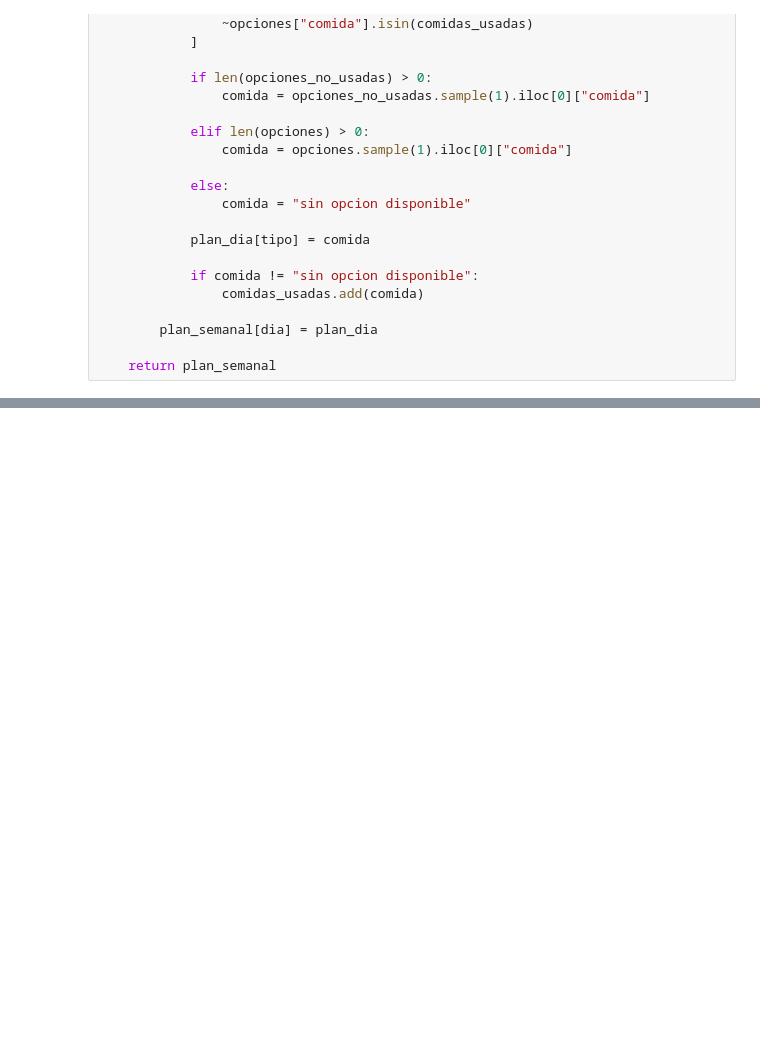
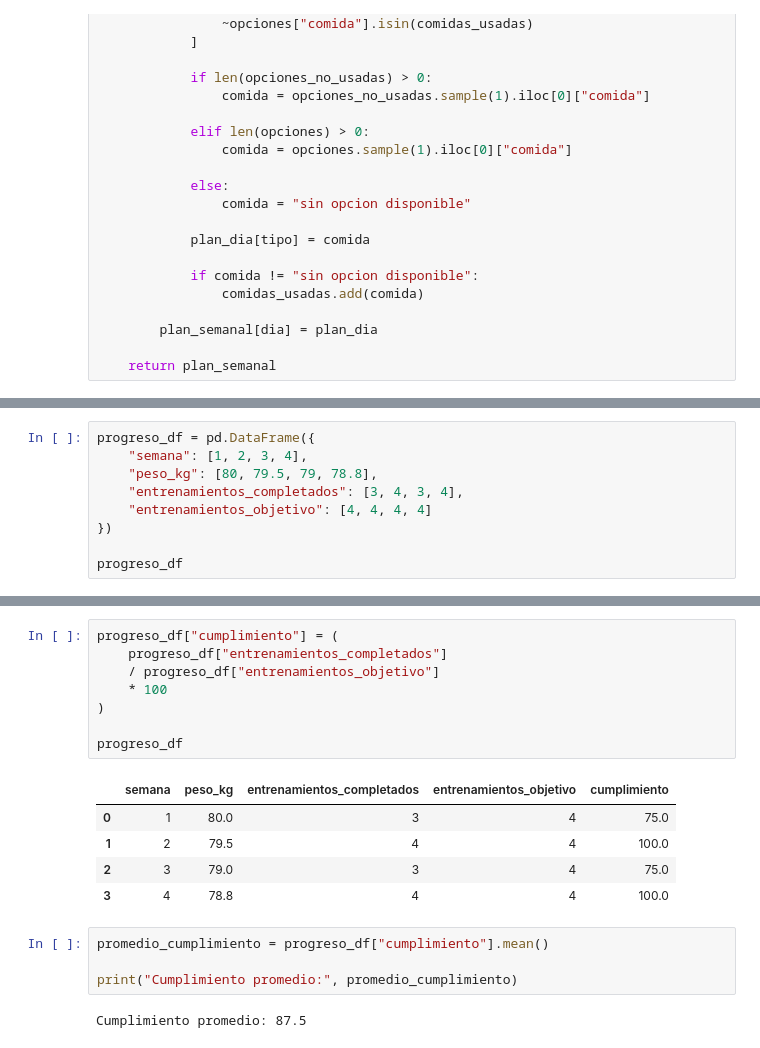
Before and after one commit to luci-o/LIFE-FIT, a Jupyter notebook: IA/index.ipynb, the cells around one changed output, grey strips where cells are left out. Drawn from its saved outputs; the diff is of its cells as text; blank space fills up the shorter version.

Commit message:
Agrega seguimiento de progreso, adaptación automática y gráfico de cumplimiento

```diff
--- a/IA/index.ipynb
+++ b/IA/index.ipynb
@@ -2715,0 +2953,9 @@ plan_alimentario_3_dias
+# %%
+progreso_df = pd.DataFrame({
+    "semana": [1, 2, 3, 4],
+    "peso_kg": [80, 79.5, 79, 78.8],
+    "entrenamientos_completados": [3, 4, 3, 4],
+    "entrenamientos_objetivo": [4, 4, 4, 4]
+})
+
+progreso_df
@@ -2715,0 +2968,20 @@ plan_alimentario_3_dias
+# %%
+progreso_df["cumplimiento"] = (
+    progreso_df["entrenamientos_completados"]
+    / progreso_df["entrenamientos_objetivo"]
+    * 100
+)
+
+progreso_df
+# %% [output]
+|  | semana | peso_kg | entrenamientos_completados | entrenamientos_objetivo | cumplimiento |
+| 0 | 1 | 80.0 | 3 | 4 | 75.0 |
+| 1 | 2 | 79.5 | 4 | 4 | 100.0 |
+| 2 | 3 | 79.0 | 3 | 4 | 75.0 |
+| 3 | 4 | 78.8 | 4 | 4 | 100.0 |
+# %%
+promedio_cumplimiento = progreso_df["cumplimiento"].mean()
+
+print("Cumplimiento promedio:", promedio_cumplimiento)
+# %% [output]
+Cumplimiento promedio: 87.5
```
Also changed, not shown: parts of 18 cells of this notebook.
